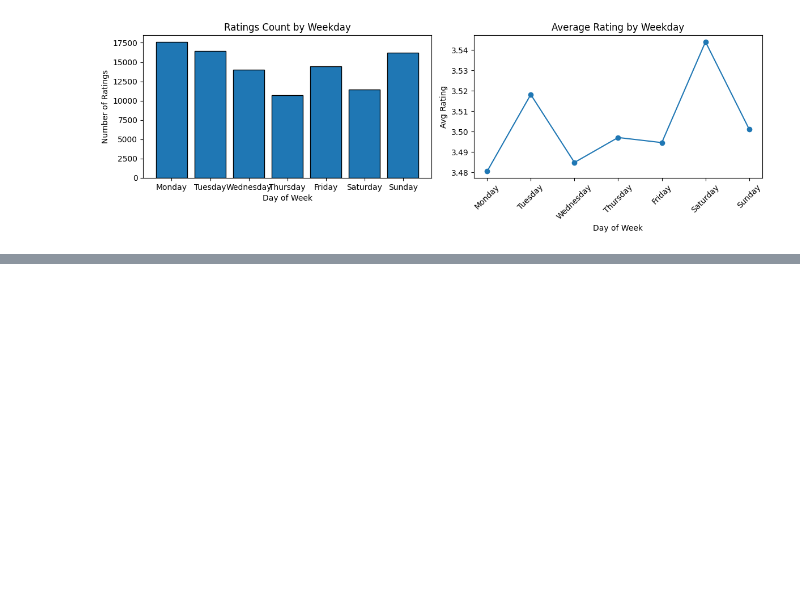
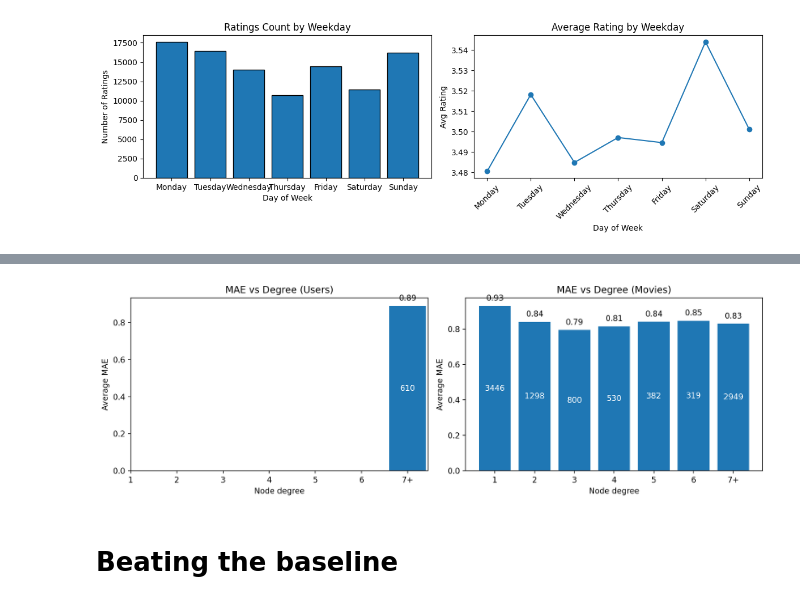
Before and after one commit to Ezio1909/movie-rating-prediction, a Jupyter notebook: playbook.ipynb, the cells around one changed output, grey strips where cells are left out. Saved outputs shown, nothing was run; the diff lists cells and outputs as text; code cells hidden in the pictures; blank space fills up the shorter version.

```diff
--- a/playbook.ipynb
+++ b/playbook.ipynb
@@ -1297,0 +942,79 @@ Test RMSE: 1.0160
+# %%
+import numpy as np
+import matplotlib.pyplot as plt
+
+# — 1) Gather predictions & true labels (only u→m edges, first half of undirected list) —
+model.eval()
+with torch.no_grad():
+    out_all = model(data).cpu().numpy()
+labels = data.edge_label.cpu().numpy()
+E2     = len(out_all)//2
+preds  = out_all[:E2]
+true   = labels[:E2]
+
+# 2) Recover the original user→movie indices
+u_idx = data.edge_index[0].cpu().numpy()[:E2]
+m_idx = data.edge_index[1].cpu().numpy()[:E2]
+
+# 3) Compute per‑node MAE
+num_nodes = data.num_nodes
+err_sum   = np.zeros(num_nodes)
+cnt       = np.zeros(num_nodes)
+for p, r, u, v in zip(preds, true, u_idx, m_idx):
+    e = abs(p - r)
+    err_sum[u] += e; cnt[u] += 1
+    err_sum[v] += e; cnt[v] += 1
+mae_per_node = err_sum / np.maximum(cnt, 1)
+
+# 4) Node degrees come from your 1‑d feature in data.x
+deg_vals = data.x.squeeze().cpu().numpy()
+
+# 5) Masks for users / movies (assumes num_users is defined)
+node_ids   = np.arange(num_nodes)
+user_mask  = node_ids < num_users
+movie_mask = ~user_mask
+
+# 6) Bin degrees 1–6+ and compute average MAE & counts
+bins   = list(range(1,7))
+labels = [str(b) for b in bins] + ['7+']
+x      = np.arange(len(labels))
+
+def compute_stats(mask):
+    dv, mp = deg_vals[mask], mae_per_node[mask]
+    avg_err, sizes = [], []
+    for b in bins:
+        sel = dv==b
+        avg_err.append(mp[sel].mean() if sel.any() else np.nan)
+        sizes.append(int(sel.sum()))
+    sel = dv>=7
+    avg_err.append(mp[sel].mean() if sel.any() else np.nan)
+    sizes.append(int(sel.sum()))
+    return avg_err, sizes
+
+user_err, user_sz = compute_stats(user_mask)
+mov_err,  mov_sz  = compute_stats(movie_mask)
+
+# 7) Plot side by side with numeric x‑ticks
+fig, (ax1, ax2) = plt.subplots(1,2, figsize=(12,4), dpi=200)
+
+for ax, avg_err, sizes, title in [
+    (ax1, user_err, user_sz, 'Users'),
+    (ax2, mov_err,  mov_sz,  'Movies')
+]:
+    ax.bar(x, avg_err)
+    ax.set_xticks(x)
+    ax.set_xticklabels(labels)
+    ax.set_title(f'MAE vs Degree ({title})')
+    ax.set_xlabel('Node degree')
+    ax.set_ylabel('Average MAE')
+    for i, (e, s) in enumerate(zip(avg_err, sizes)):
+        if not np.isnan(e):
+            ax.text(x[i], e+0.02, f"{e:.2f}", ha='center', va='bottom')
+            ax.text(x[i], e/2,      str(s),      ha='center', va='center', color='white')
+
+plt.tight_layout()
+plt.show()
+# %% [output]
+[figure, added]
+# %% [markdown]
+# Beating the baseline
```
Also changed, not shown: parts of 28 cells of this notebook, 12 other files.
